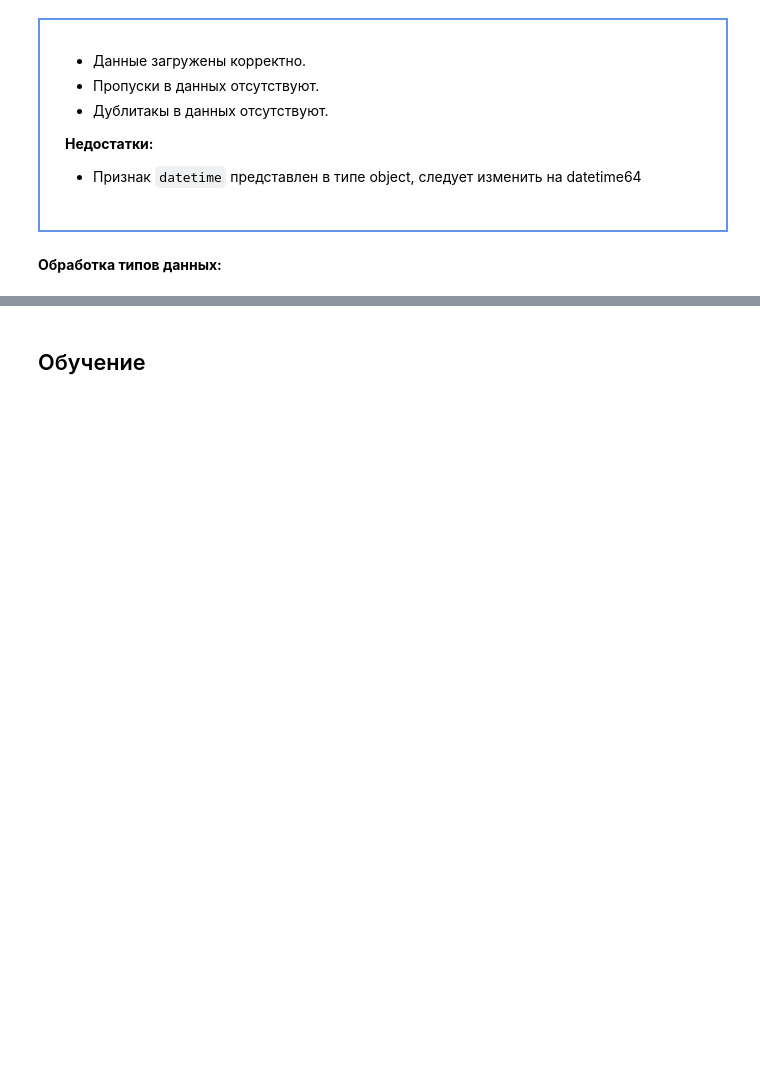
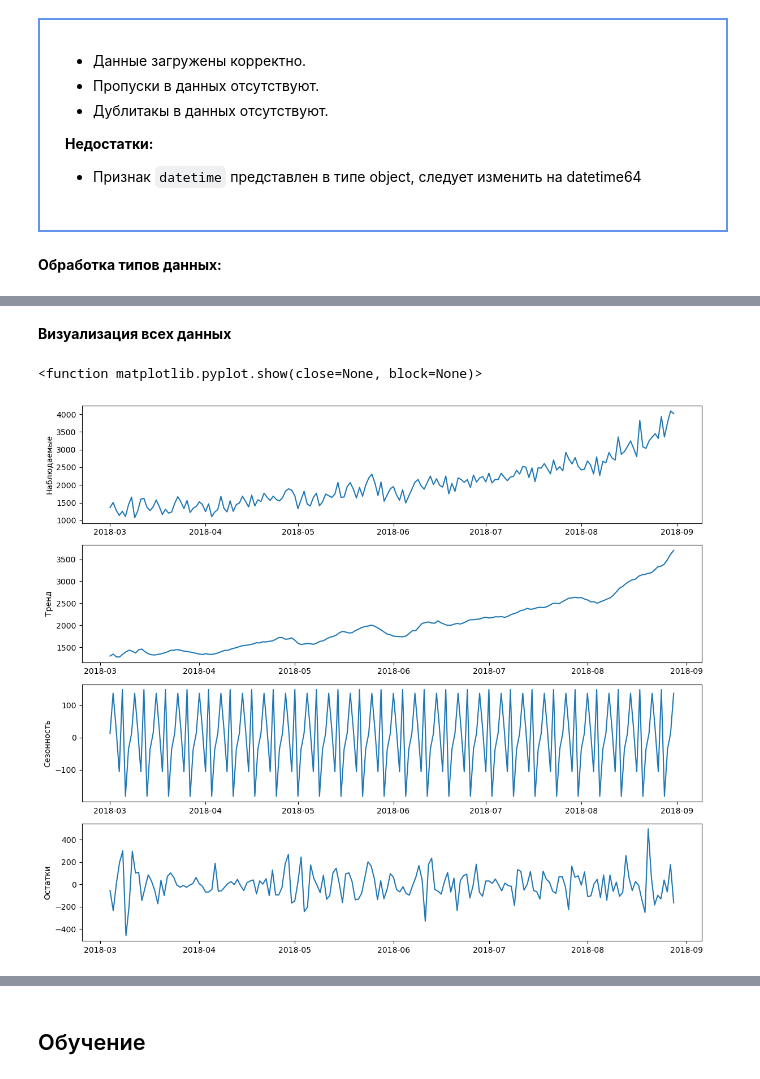
Before and after one commit to Denis-Mukhanov/forecast-of-taxi-orders, a Jupyter notebook: forecast_taxi_orders.ipynb, the cells around one changed output, grey strips where cells are left out. Drawn from its saved outputs; the diff is of its cells as text; code cells hidden in the pictures; blank space fills up the shorter version.

```diff
--- a/forecast_taxi_orders.ipynb
+++ b/forecast_taxi_orders.ipynb
@@ -145,6 +160,8 @@ __Установка индекса таблицы равным столбцу `
 # %%
 df = df.set_index('datetime')
+df = df.sort_index(ascending=True)
 display(df.head(2))
+display(df.info())
 # %% [output]
 |  | num_orders |
 | datetime |  |
@@ -168,0 +214,2 @@ display(df.head(2))
+# %%
+df = df.resample('1D').sum()
@@ -168,0 +220,28 @@ display(df.head(2))
+# %% [markdown]
+__Визуализация всех данных__
+# %%
+decomposition = seasonal_decompose(df)
+
+plt.figure(figsize=(12, 10))
+
+plt.subplot(4, 1, 1)
+plt.plot(df.index, decomposition.observed)
+plt.ylabel('Наблюдаемые')
+
+plt.subplot(4, 1, 2)
+plt.plot(df.index, decomposition.trend)
+plt.ylabel('Тренд')
+
+plt.subplot(4, 1, 3)
+plt.plot(df.index, decomposition.seasonal)
+plt.ylabel('Сезонность')
+
+plt.subplot(4, 1, 4)
+plt.plot(df.index, decomposition.resid)
+plt.ylabel('Остатки')
+
+plt.tight_layout()
+plt.show
+# %% [output]
+<function matplotlib.pyplot.show(close=None, block=None)>
+[figure, added]
```
Also changed, not shown: parts of 22 cells of this notebook.
